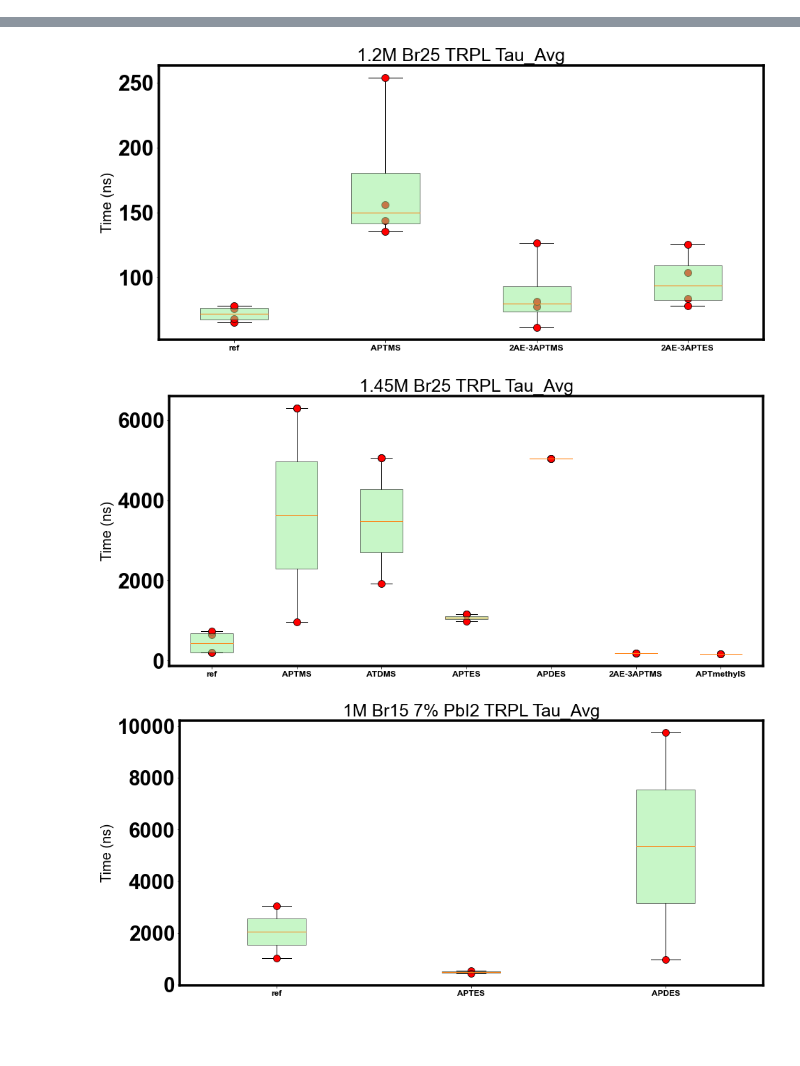
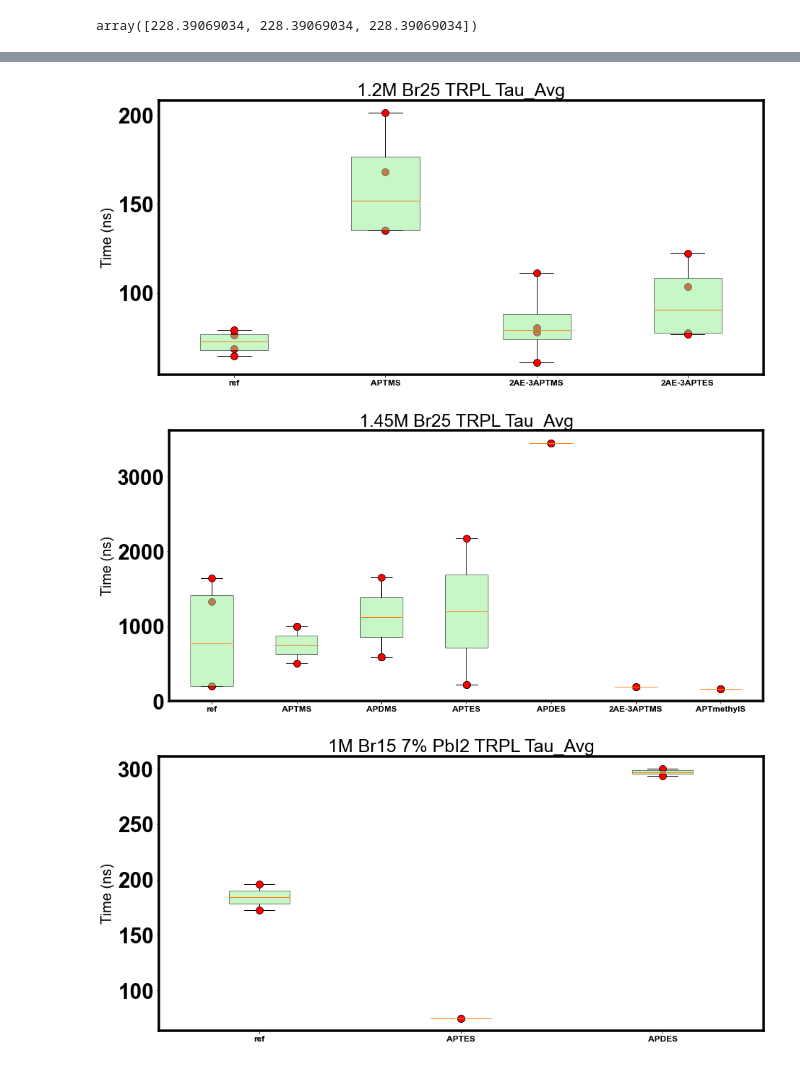
Before and after one commit to aaroncweaver/4_22_22_TRPL, a Jupyter notebook: SurfacePassivationData/SurfacePassivationData.ipynb, the cells around one changed output, grey strips where cells are left out. Saved outputs shown, nothing was run; the diff lists cells and outputs as text; code cells hidden in the pictures; blank space fills up the shorter version.

```diff
--- a/SurfacePassivationData/SurfacePassivationData.ipynb
+++ b/SurfacePassivationData/SurfacePassivationData.ipynb
@@ -482,3 +659,7 @@ Pbplotdata2 = [
+# %%
+AAplotdata2_str[4]
+# %% [output]
+array([228.39069034, 228.39069034, 228.39069034])
 # %%
 dotsize = 20
 xsize = 12
@@ -490,7 +671,7 @@ fig = plt.figure(figsize =(15, 7))
 ax = fig.add_subplot(111)
 
 bp = ax.boxplot(AAplotdata, patch_artist=True, whis=100, boxprops=dict(facecolor='lightgreen', alpha = 0.5))
-plt.plot(([1,2,3,4,5,6,7]), AAplotdata2, ".", color = "r", ms = dotsize, mec = "k", mew = "0.75",)
+plt.plot(([1,2,3,4,5,6,7]), AAplotdata2_avg, ".", color = "r", ms = dotsize, mec = "k", mew = "0.75",)
 
 
 
@@ -510,7 +691,7 @@ ax = fig.add_subplot(111)
 
 
 bp = ax.boxplot(ABplotdata, patch_artist=True, whis=100, boxprops=dict(facecolor='lightgreen', alpha = 0.5))
-plt.plot([1,2,3,4,5,6,7], ABplotdata2, ".", color = "r", ms = dotsize, mec = "k", mew = "0.75",)
+plt.plot([1,2,3,4,5,6,7], ABplotdata2_avg, ".", color = "r", ms = dotsize, mec = "k", mew = "0.75",)
 
 
 ax.set_xticklabels(["ref","APTMS","anthracenylTMS","phenanthrenylTES","APDES","APDMS","APTES"], fontsize = xsize)
@@ -529,7 +710,7 @@ ax = fig.add_subplot(111)
 
 
 bp = ax.boxplot(BBplotdata, patch_artist=True, whis=100, boxprops=dict(facecolor='lightgreen', alpha = 0.5))
-plt.plot([1,2,3,4], BBplotdata2, ".", color = "r", ms = dotsize, mec = "k", mew = "0.75",)
+plt.plot([1,2,3,4], BBplotdata2_avg, ".", color = "r", ms = dotsize, mec = "k", mew = "0.75",)
 
 
 ax.set_xticklabels(["ref","APTMS","2AE-3APTMS","2AE-3APTES"], fontsize = xsize)
@@ -547,11 +728,11 @@ fig = plt.figure(figsize =(15, 7))
 ax = fig.add_subplot(111)
 
 
-bp = ax.boxplot(BCplotdata, patch_artist=True, whis=100, boxprops=dict(facecolor='lightgreen', alpha = 0.5))
-plt.plot([1,2,3,4,5,6,7], BCplotdata2, ".", color = "r", ms = dotsize, mec = "k", mew = "0.75",)
+bp = ax.boxplot(BCplotdata, patch_artist=True, whis=1000, boxprops=dict(facecolor='lightgreen', alpha = 0.5))
+plt.plot([1,2,4,5,3,6,7], BCplotdata2_avg, ".", color = "r", ms = dotsize, mec = "k", mew = "0.75",)
 
 
-ax.set_xticklabels(["ref","APTMS","ATDMS","APTES","APDES","2AE-3APTMS","APTmethylS"], fontsize = xsize)
+ax.set_xticklabels(["ref","APTMS","APDMS","APTES","APDES","2AE-3APTMS","APTmethylS"], fontsize = xsize)
 plt.title("1.45M Br25 TRPL Tau_Avg", fontsize = titlesize)
 plt.ylabel("Time (ns)", fontsize = ysize)
 # plt.legend(fontsize = "medium")
@@ -584,3 +765,3 @@ print()
-[figure, old version]
+[figure, new version]
-[figure, old version]
+[figure, new version]
-[figure, old version]
+[figure, new version]
```
Also changed, not shown: parts of 10 cells of this notebook.
